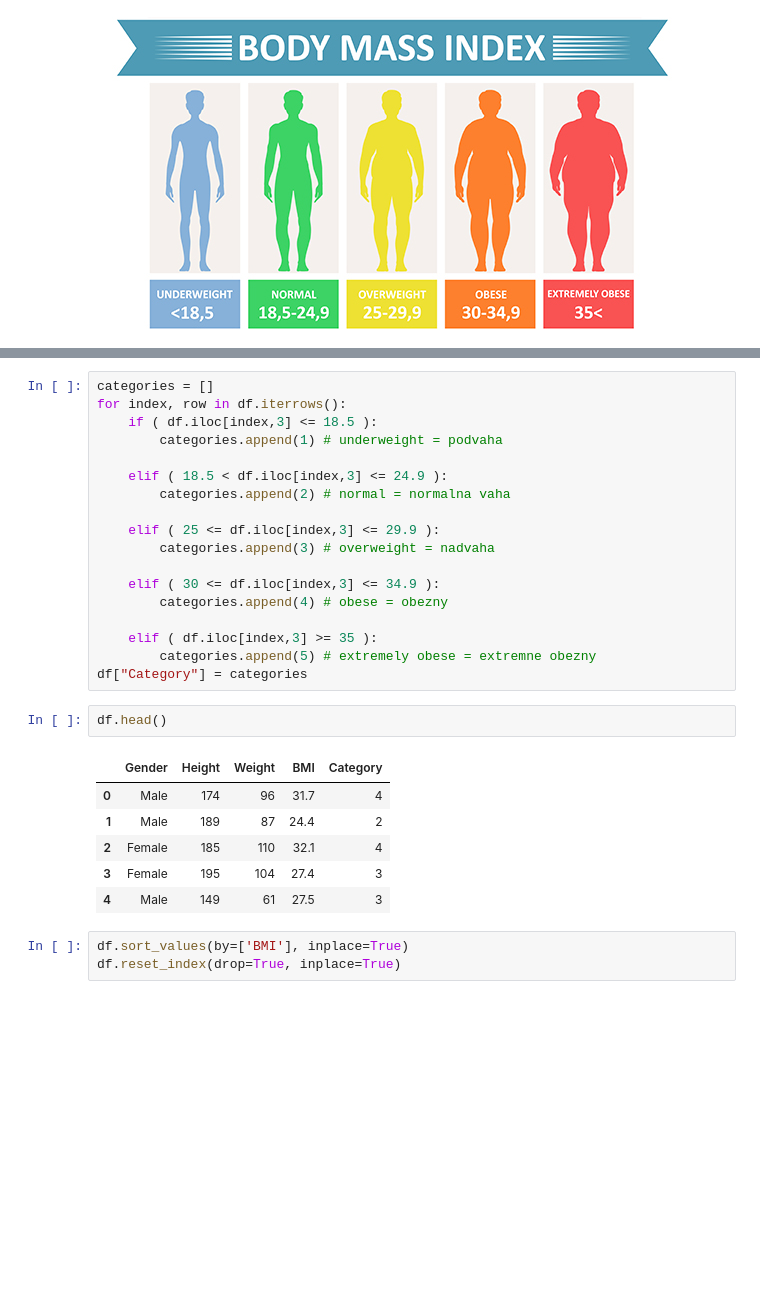
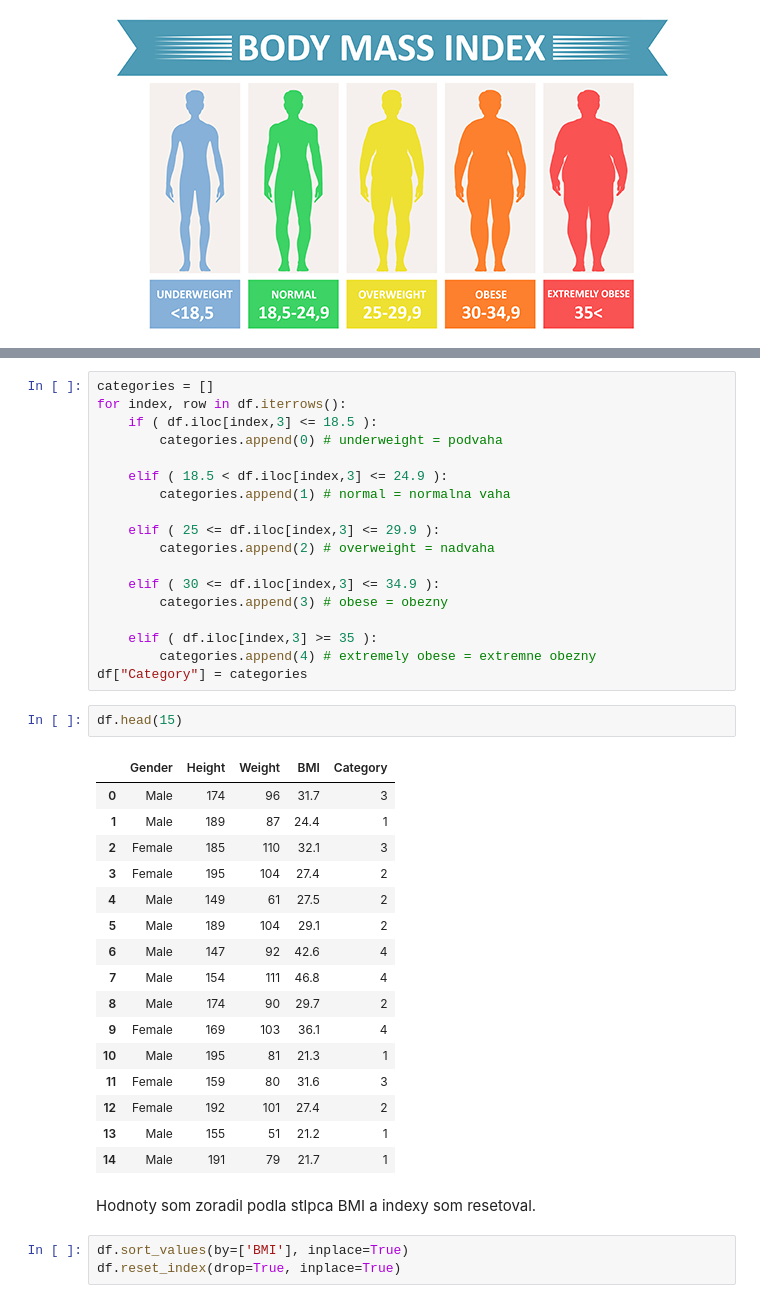
Before and after one commit to oliverolah97/Olah_NS2021, a Jupyter notebook: Olah_NS2021.ipynb, the cells around one changed output, grey strips where cells are left out. Cells and saved outputs as stored; diff of their text form; blank space fills up the shorter version.

```diff
--- a/Olah_NS2021.ipynb
+++ b/Olah_NS2021.ipynb
@@ -35,29 +53,41 @@ Image("img_bmi.jpg")
 categories = []
 for index, row in df.iterrows():
     if ( df.iloc[index,3] <= 18.5 ):
-        categories.append(1) # underweight = podvaha
+        categories.append(0) # underweight = podvaha
 
     elif ( 18.5 < df.iloc[index,3] <= 24.9 ):
-        categories.append(2) # normal = normalna vaha
+        categories.append(1) # normal = normalna vaha
 
     elif ( 25 <= df.iloc[index,3] <= 29.9 ):
-        categories.append(3) # overweight = nadvaha
+        categories.append(2) # overweight = nadvaha
 
     elif ( 30 <= df.iloc[index,3] <= 34.9 ):
-        categories.append(4) # obese = obezny
+        categories.append(3) # obese = obezny
 
     elif ( df.iloc[index,3] >= 35 ):
-        categories.append(5) # extremely obese = extremne obezny
+        categories.append(4) # extremely obese = extremne obezny
 df["Category"] = categories
 # %%
-df.head()
+df.head(15)
 # %% [output]
 |  | Gender | Height | Weight | BMI | Category |
-| 0 | Male | 174 | 96 | 31.7 | 4 |
-| 1 | Male | 189 | 87 | 24.4 | 2 |
-| 2 | Female | 185 | 110 | 32.1 | 4 |
-| 3 | Female | 195 | 104 | 27.4 | 3 |
-| 4 | Male | 149 | 61 | 27.5 | 3 |
+| 0 | Male | 174 | 96 | 31.7 | 3 |
+| 1 | Male | 189 | 87 | 24.4 | 1 |
+| 2 | Female | 185 | 110 | 32.1 | 3 |
+| 3 | Female | 195 | 104 | 27.4 | 2 |
+| 4 | Male | 149 | 61 | 27.5 | 2 |
+| 5 | Male | 189 | 104 | 29.1 | 2 |
+| 6 | Male | 147 | 92 | 42.6 | 4 |
+| 7 | Male | 154 | 111 | 46.8 | 4 |
+| 8 | Male | 174 | 90 | 29.7 | 2 |
+| 9 | Female | 169 | 103 | 36.1 | 4 |
+| 10 | Male | 195 | 81 | 21.3 | 1 |
+| 11 | Female | 159 | 80 | 31.6 | 3 |
+| 12 | Female | 192 | 101 | 27.4 | 2 |
+| 13 | Male | 155 | 51 | 21.2 | 1 |
+| 14 | Male | 191 | 79 | 21.7 | 1 |
+# %% [markdown]
+Hodnoty som zoradil podla stlpca BMI a indexy som resetoval.
 # %%
 df.sort_values(by=['BMI'], inplace=True)
 df.reset_index(drop=True, inplace=True)
```
Also changed, not shown: parts of 53 cells of this notebook, 1 other file.
